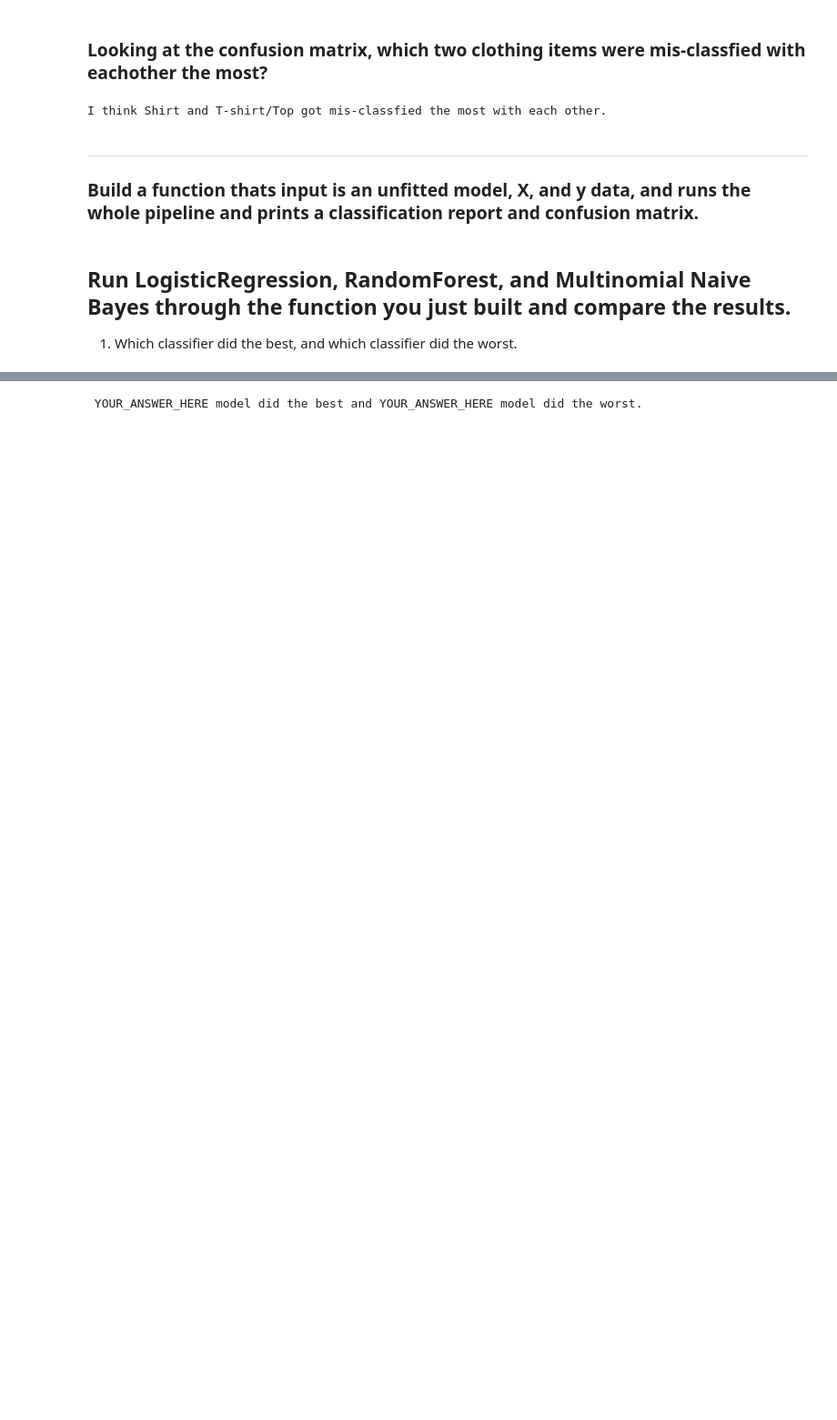
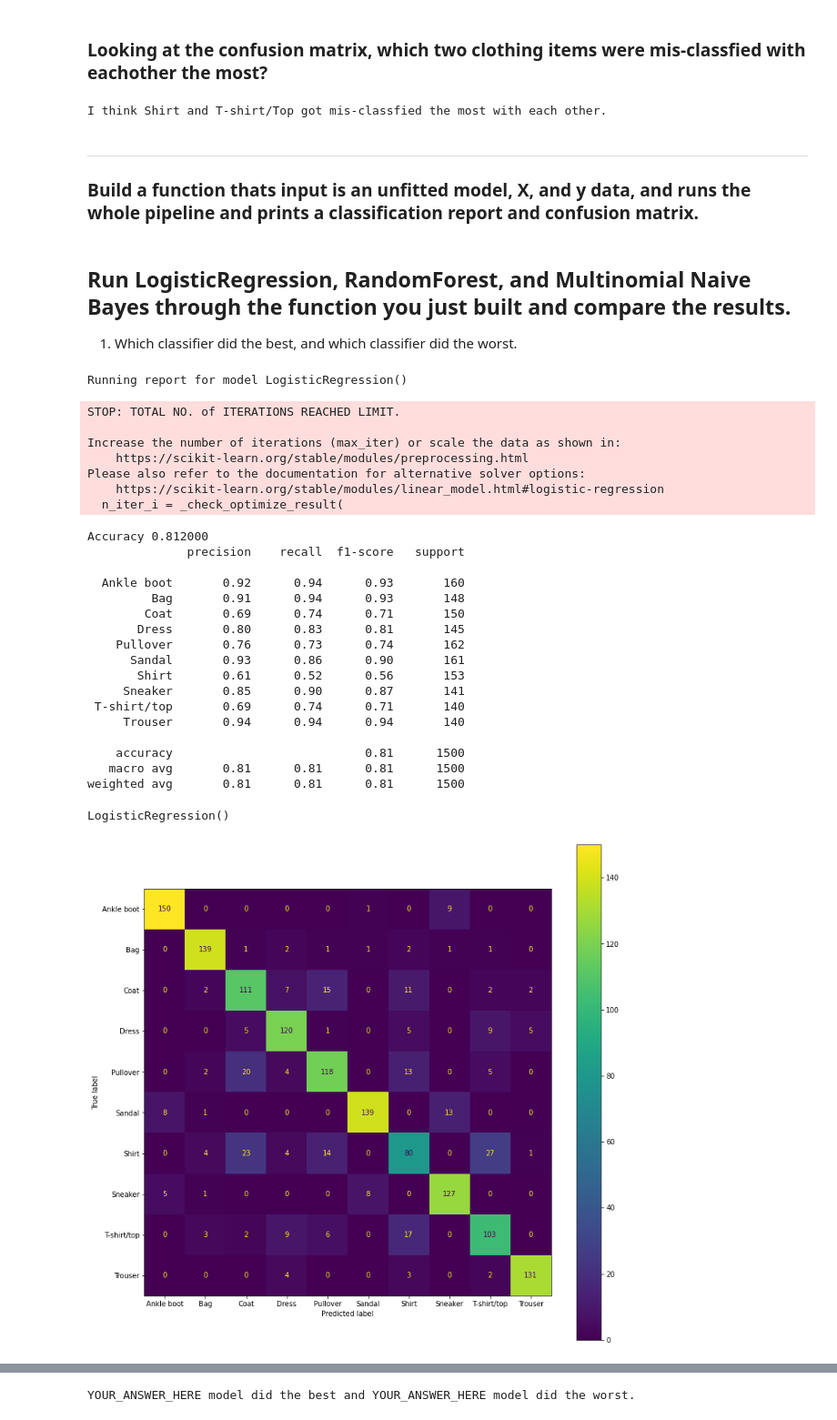
Before and after one commit to ibhuang/2020-fall-data-science, a Jupyter notebook: Week8-Image-Classification/Image-Classification-Exercise.ipynb, the cells around one changed output, grey strips where cells are left out. Shown: that part at 91% size. Saved outputs shown, nothing was run; the diff lists cells and outputs as text; code cells hidden in the pictures; blank space fills up the shorter version.

```diff
--- a/Week8-Image-Classification/Image-Classification-Exercise.ipynb
+++ b/Week8-Image-Classification/Image-Classification-Exercise.ipynb
@@ -290,7 +290,37 @@ ___
 # %%
 ### Build a function thats input is an empty model, X, and y data, and runs the whole pipeline and prints a classification report and confusion matrix.
 def build_and_eval_model(model, X, y, random_state=23):
-    ???
+    print("Running report for model", model)
+
+    X_train, X_test, y_train, y_test = train_test_split(
+        X, y, test_size=0.25, random_state=random_state)
+
+    # Fit our model.
+    model.fit(X_train, y_train)
+
+    # Get the accuracy
+    accuracy = model.score(X_test, y_test)
+    print("\n\nAccuracy %f" % accuracy)
+
+
+    # Make new predictions
+    y_pred = model.predict(X_test)
+
+
+    # Print the classification report.
+    print(metrics.classification_report(y_test, y_pred))
+
+
+    # Plot the confusion matrix
+    fig, ax = plt.subplots(figsize=(13,13))
+
+    metrics.plot_confusion_matrix(estimator=model,
+                                  X=X_test,
+                                  y_true=y_test,
+                                  ax=ax)
+
+    # Return the fitted model.
+    return model
 # %% [markdown]
 ## Run LogisticRegression, RandomForest, and Multinomial Naive Bayes through the function you just built and compare the results.
 1. Which classifier did the best, and which classifier did the worst.
@@ -302,0 +327,32 @@ def build_and_eval_model(model, X, y, random_state=23):
+# %%
+# LogisticRegression
+lr = LogisticRegression()
+build_and_eval_model(lr, X, y)
+# %% [output]
+Running report for model LogisticRegression()
+STOP: TOTAL NO. of ITERATIONS REACHED LIMIT.
+
+Increase the number of iterations (max_iter) or scale the data as shown in:
+    https://scikit-learn.org/stable/modules/preprocessing.html
+Please also refer to the documentation for alternative solver options:
+    https://scikit-learn.org/stable/modules/linear_model.html#logistic-regression
+  n_iter_i = _check_optimize_result(
+Accuracy 0.812000
+              precision    recall  f1-score   support
+
+  Ankle boot       0.92      0.94      0.93       160
+         Bag       0.91      0.94      0.93       148
+        Coat       0.69      0.74      0.71       150
+       Dress       0.80      0.83      0.81       145
+    Pullover       0.76      0.73      0.74       162
+      Sandal       0.93      0.86      0.90       161
+       Shirt       0.61      0.52      0.56       153
+     Sneaker       0.85      0.90      0.87       141
+ T-shirt/top       0.69      0.74      0.71       140
+     Trouser       0.94      0.94      0.94       140
+
+    accuracy                           0.81      1500
+   macro avg       0.81      0.81      0.81      1500
+weighted avg       0.81      0.81      0.81      1500
+LogisticRegression()
+[figure, added]
```
Also changed, not shown: parts of 6 cells of this notebook.
